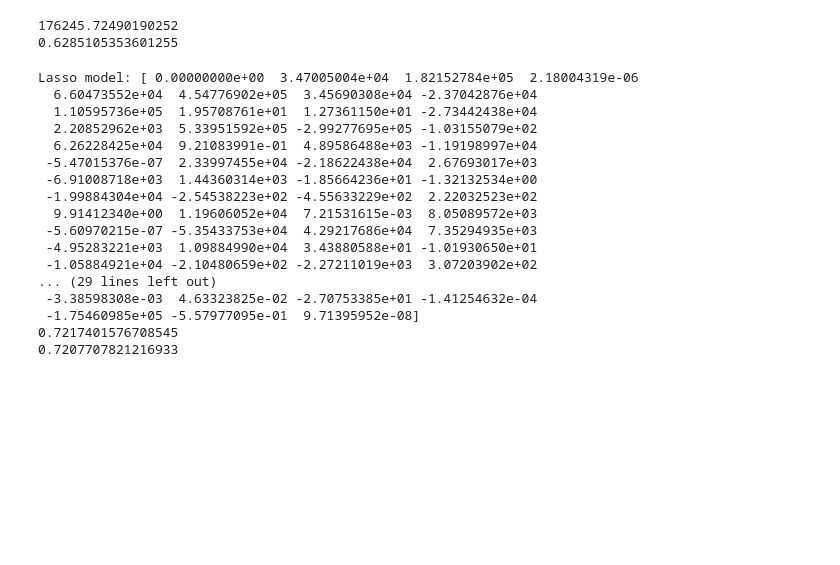
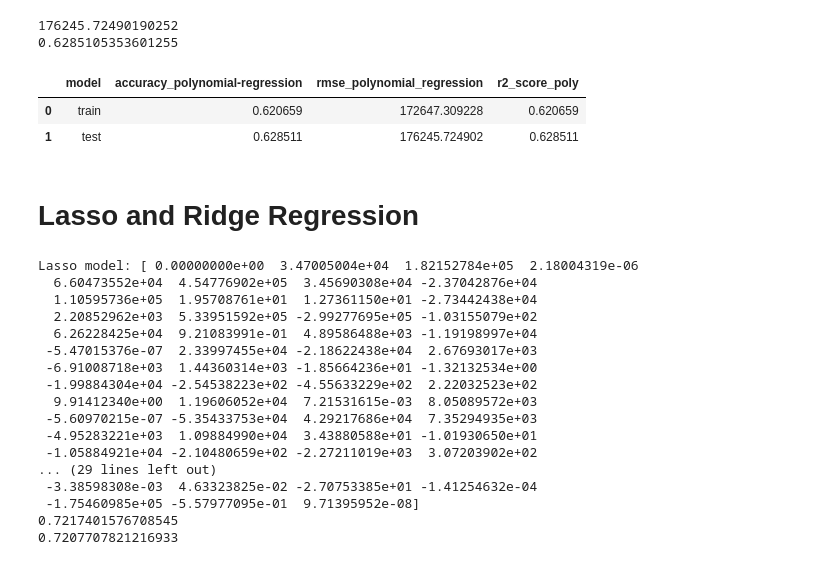
Before and after one commit to Harita-U/GL_capstone_T2_, a Jupyter notebook: capstone_project_final-2.ipynb, the cells around one changed output. Saved outputs shown, nothing was run; the diff lists cells and outputs as text; code cells hidden in the pictures; blank space fills up the shorter version.

```diff
--- a/capstone_project_final-2.ipynb
+++ b/capstone_project_final-2.ipynb
@@ -918,3 +965,6 @@ y_poly_pred=pol_reg.predict(X_test)
 #plt.scatter(y,y_poly_pred)
 # %%
 y_poly_pred2=pol_reg.predict(X_train)
+# %%
+a_poly_sc=pol_reg.score(X_test,y_test) ##Polynomial Regression using test score
+a_poly_sc
@@ -920,0 +973,3 @@ y_poly_pred2=pol_reg.predict(X_train)
+# %%
+a_poly_sc1=pol_reg.score(X_train,y_train) ##Polynomial Regression using train score
+a_poly_sc1
@@ -934,21 +991,30 @@ print(r2)
 0.6285105353601255
 # %%
 #Trained data
-rmse = np.sqrt(mean_squared_error(y_train,y_poly_pred2))
-r2 = r2_score(y_train,y_poly_pred2)
-print(rmse)
-print(r2)
+rmse_p1 = np.sqrt(mean_squared_error(y_train,y_poly_pred2))
+r2_p1 = r2_score(y_train,y_poly_pred2)
+print(rmse_p1)
+print(r2_p1)
 # %% [output]
 172647.30922766306
 0.620658956333071
 # %%
-rmse = np.sqrt(mean_squared_error(y_test,y_poly_pred))
-r2 = r2_score(y_test,y_poly_pred)
-print(rmse)
-print(r2)
+rmse_p2 = np.sqrt(mean_squared_error(y_test,y_poly_pred))
+r2_p2 = r2_score(y_test,y_poly_pred)
+print(rmse_p2)
+print(r2_p2)
 # %% [output]
 176245.72490190252
 0.6285105353601255
+# %%
+a_disp2=pd.DataFrame({"model":["train","test"],"accuracy_polynomial-regression":[a_poly_sc1,a_poly_sc],"rmse_polynomial_regression":[rmse_p1,rmse_p2],"r2_score_poly":[r2_p1,r2_p2]})
+a_disp2
+# %% [output]
+|  | model | accuracy_polynomial-regression | rmse_polynomial_regression | r2_score_poly |
+| 0 | train | 0.620659 | 172647.309228 | 0.620659 |
+| 1 | test | 0.628511 | 176245.724902 | 0.628511 |
+# %% [markdown]
+# Lasso and Ridge Regression
 # %%
 from sklearn.linear_model import LinearRegression, Ridge, Lasso
 # %%
```
Also changed, not shown: parts of 80 cells of this notebook.
